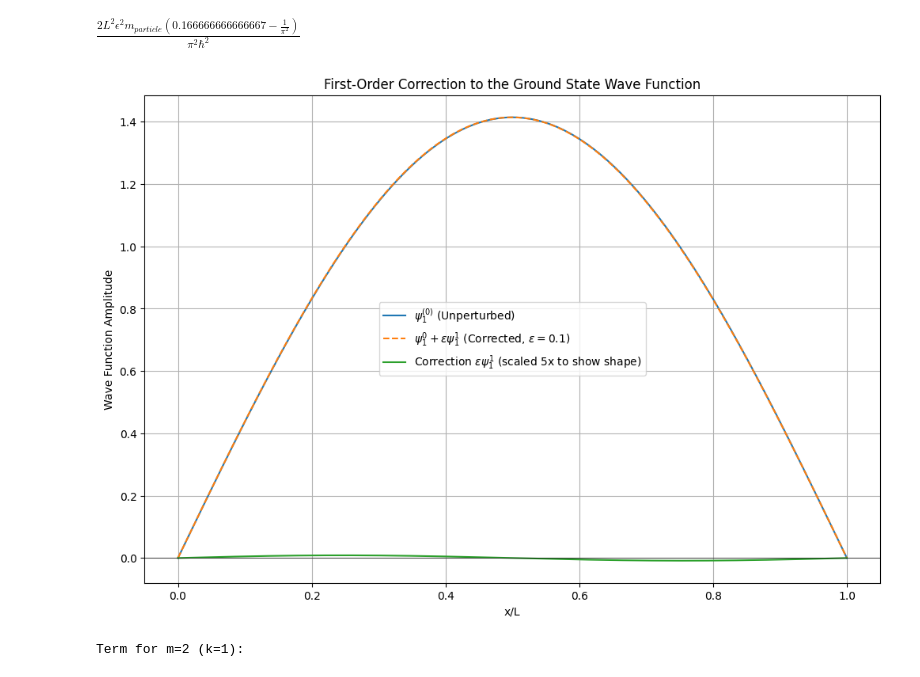
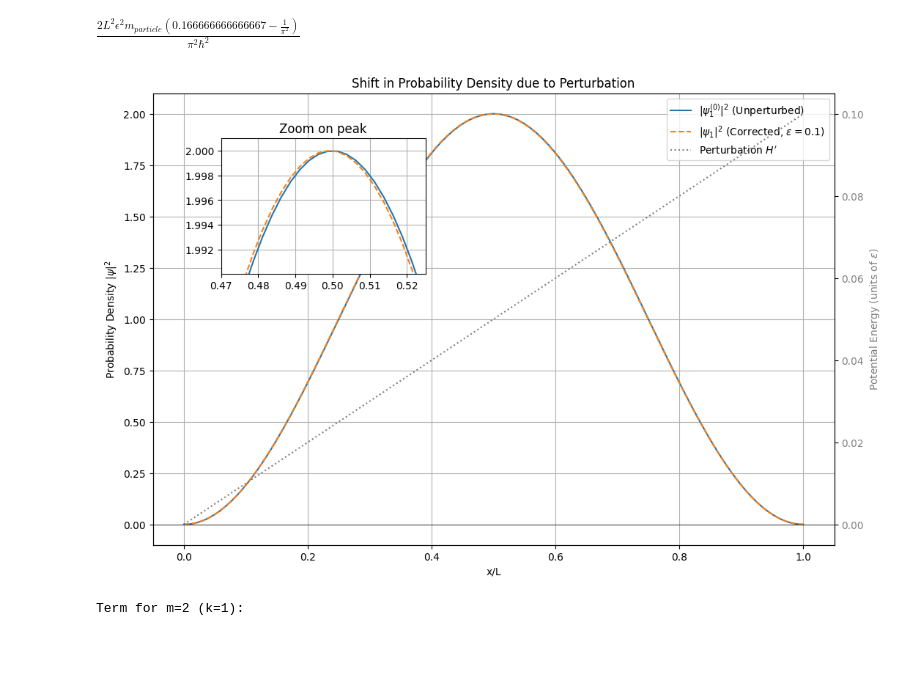
Before and after one commit to BBCnewslondon/Atomic-physics, a Jupyter notebook: chapter_4.ipynb, the cells around one changed output. Cells and saved outputs as stored; diff of their text form; code cells hidden in the pictures; blank space fills up the shorter version.

Commit message:
improved the plots

```diff
--- a/chapter_4.ipynb
+++ b/chapter_4.ipynb
@@ -260,46 +304,73 @@ psi_m_sym = sp.sqrt(2/L) * sp.sin(m * sp.pi * x / L)
 
 # Lambdify for numerical evaluation
 E_n_0_func = sp.lambdify(n, E_n_0_sym.subs(subs_dict))
 E_m_0_func = sp.lambdify(m, E_m_0_sym.subs(subs_dict))
 H_mn_func = sp.lambdify((m, n), H_mn_simplified.subs(subs_dict), 'numpy')
 psi_m_func = sp.lambdify((m, x), psi_m_sym.subs(subs_dict), 'numpy')
 
 # Calculate the unperturbed wavefunction for n=1
 x_vals = np.linspace(0, 1, 400)
 psi_1_0_vals = psi_m_func(1, x_vals)
 
 # Calculate the first-order correction by summing terms
 psi_1_1_vals = np.zeros_like(x_vals)
 E_1_0_val = E_n_0_func(n_val)
 
 for m_val in range(2, m_max + 1, 2): # m must be even
     E_m_0_val = E_m_0_func(m_val)
     H_m1_val = H_mn_func(m_val, n_val)
 
     coefficient = H_m1_val / (E_1_0_val - E_m_0_val)
     psi_1_1_vals += coefficient * psi_m_func(m_val, x_vals)
 
 # The corrected wavefunction (unnormalized)
 # The actual correction is lambda * |1^(1)>, we plot it for lambda=epsilon=0.1
 epsilon_val = 0.1
 psi_1_corrected = psi_1_0_vals + epsilon_val * psi_1_1_vals
 
-# Plotting
-plt.figure(figsize=(12, 8))
-plt.plot(x_vals, psi_1_0_vals, label="$\\psi_1^{(0)}$ (Unperturbed)")
-plt.plot(x_vals, psi_1_corrected, label=f"$\\psi_1^{(0)} + \\epsilon\\psi_1^{(1)}$ (Corrected, $\\epsilon={epsilon_val}$)", linestyle='--')
-# Plot the correction itself, scaled up to be visible
-plt.plot(x_vals, epsilon_val * psi_1_1_vals * 5, label=f"Correction $\\epsilon\\psi_1^{(1)}$ (scaled 5x to show shape)")
+# --- Plotting ---
+# Plot the probability densities |psi|^2
+prob_density_0 = psi_1_0_vals**2
+prob_density_corrected = psi_1_corrected**2
 
-plt.title("First-Order Correction to the Ground State Wave Function")
-plt.xlabel("x/L")
-plt.ylabel("Wave Function Amplitude")
-plt.legend()
-plt.grid(True)
-plt.axhline(0, color='black', linewidth=0.5)
+fig, ax = plt.subplots(figsize=(12, 8))
+
+# Plot the probability densities
+ax.plot(x_vals, prob_density_0, label="$|\\psi_1^{(0)}|^2$ (Unperturbed)")
+ax.plot(x_vals, prob_density_corrected, label=f"$|\\psi_1|^2$ (Corrected, $\\epsilon={epsilon_val}$)", linestyle='--')
+
+ax.set_title("Shift in Probability Density due to Perturbation")
+ax.set_xlabel("x/L")
+ax.set_ylabel("Probability Density $|\\psi|^2$")
+ax.grid(True)
+ax.axhline(0, color='black', linewidth=0.5)
+
+# --- Suggestion 1: Show the Perturbation Itself ---
+ax2 = ax.twinx()
+potential = epsilon_val * x_vals
+ax2.plot(x_vals, potential, color='gray', linestyle=':', label="Perturbation $H'$")
+ax2.set_ylabel("Potential Energy (units of $\\epsilon$)", color='gray')
+ax2.tick_params(axis='y', labelcolor='gray')
+
+# Combine legends
+lines, labels = ax.get_legend_handles_labels()
+lines2, labels2 = ax2.get_legend_handles_labels()
+ax.legend(lines + lines2, labels + labels2, loc='upper right')
+
+# --- Suggestion 3: Use an Inset Plot for a "Zoom-In" ---
+ax_inset = ax.inset_axes([0.1, 0.6, 0.3, 0.3])
+ax_inset.plot(x_vals, prob_density_0)
+ax_inset.plot(x_vals, prob_density_corrected, linestyle='--')
+ax_inset.set_xlim(0.47, 0.525)
+# Adjust ylim to focus on the peak difference
+peak_max = max(prob_density_0.max(), prob_density_corrected.max())
+ax_inset.set_ylim(peak_max - 0.01, peak_max+0.001)
+ax_inset.set_title("Zoom on peak")
+ax_inset.grid(True)
+
 plt.show()
 # %% [output]
-[figure, old version]
+[figure, new version]
 # %%
 # Define symbols for the unperturbed energy
 from IPython.display import display
```
Also changed, not shown: parts of 2 cells of this notebook.
